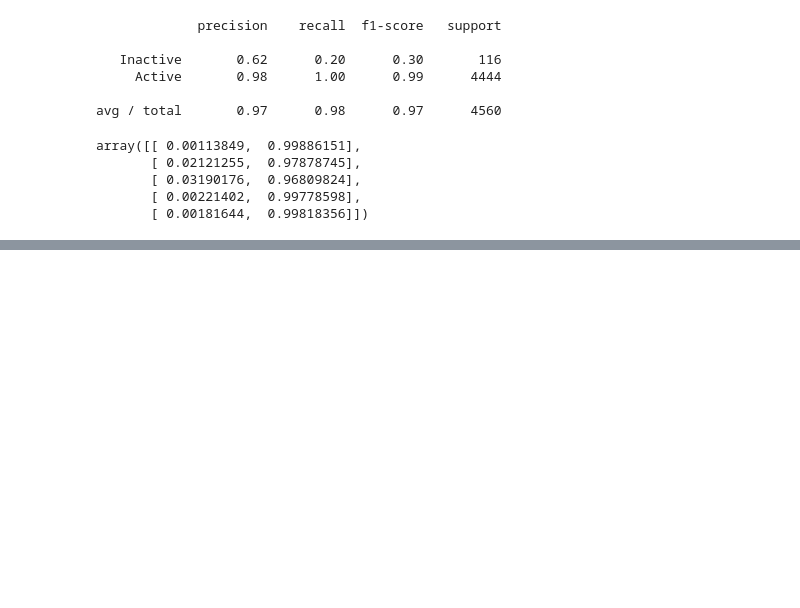
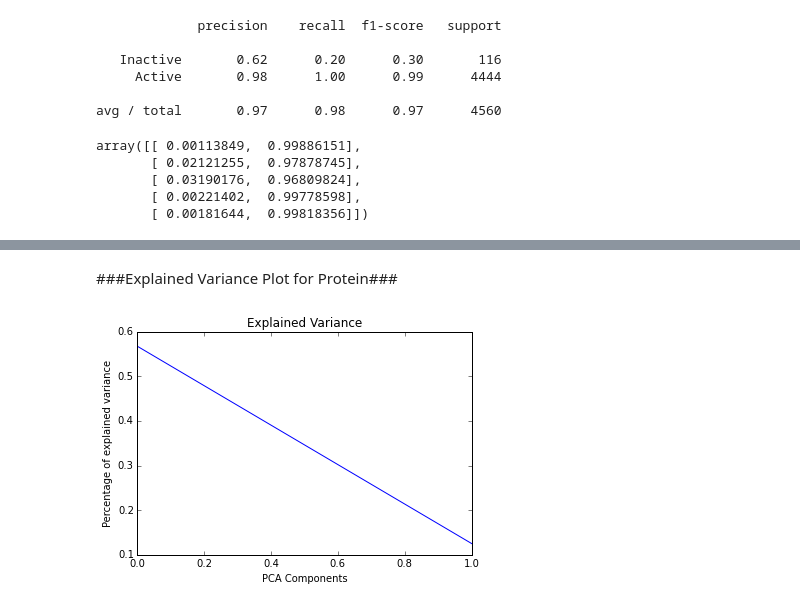
Before and after one commit to Rnewbie/PCM, a Jupyter notebook: Histone Deacetylase.ipynb, the cells around one changed output, grey strips where cells are left out. Drawn from its saved outputs; the diff is of its cells as text; code cells hidden in the pictures; blank space fills up the shorter version.

```diff
--- a/Histone Deacetylase.ipynb
+++ b/Histone Deacetylase.ipynb
@@ -254,0 +268,2 @@ def plot_roc_curve(target_test, activity_predicted_proba):
+# %%
+protein = data.iloc[:, 311:937]
@@ -254,0 +282,9 @@ def plot_roc_curve(target_test, activity_predicted_proba):
+# %% [markdown]
+###Explained Variance Plot for Protein###
+# %%
+plt.title("Explained Variance")
+plt.ylabel("Percentage of explained variance")
+plt.xlabel("PCA Components")
+plt.plot(pca.explained_variance_ratio_);
+# %% [output]
+[figure, added]
```
Also changed, not shown: parts of 27 cells of this notebook.
